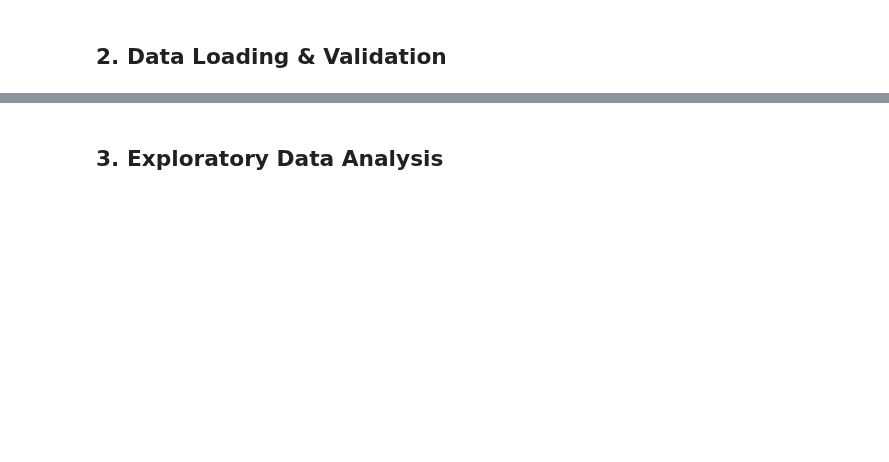
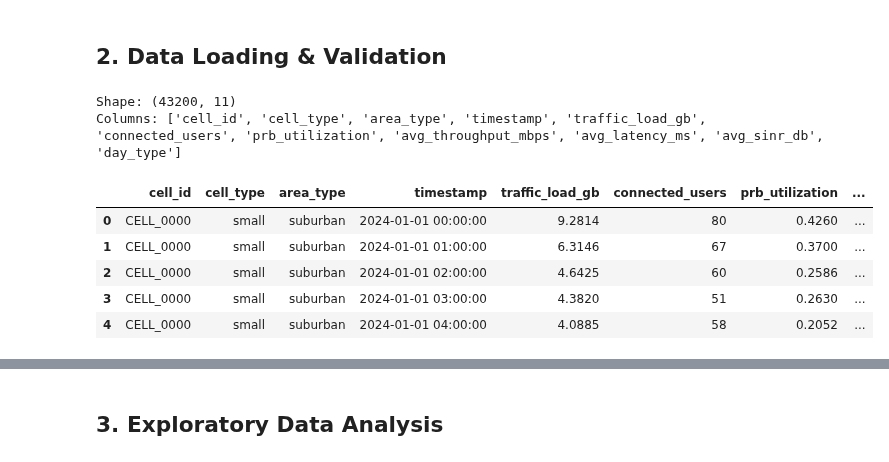
Before and after one commit to adityonugrohoid/telecom-capacity-forecasting, a Jupyter notebook: notebooks/05_capacity_forecasting.ipynb, the cells around one changed output, grey strips where cells are left out. Saved outputs shown, nothing was run; the diff lists cells and outputs as text; code cells hidden in the pictures; blank space fills up the shorter version.

```diff
--- a/notebooks/05_capacity_forecasting.ipynb
+++ b/notebooks/05_capacity_forecasting.ipynb
@@ -36,11 +39,20 @@ print(f"Raw data dir : {DATA_RAW}")
 # %% [markdown]
 ## 2. Data Loading & Validation
 # %%
-df = pd.read_parquet(DATA_RAW / "synthetic_data.parquet")
+df = pd.read_parquet(DATA_RAW / "capacity_forecasting.parquet")
 
 print(f"Shape: {df.shape}")
 print(f"Columns: {list(df.columns)}")
 df.head()
+# %% [output]
+Shape: (43200, 11)
+Columns: ['cell_id', 'cell_type', 'area_type', 'timestamp', 'traffic_load_gb', 'connected_users', 'prb_utilization', 'avg_throughput_mbps', 'avg_latency_ms', 'avg_sinr_db', 'day_type']
+|  | cell_id | cell_type | area_type | timestamp | traffic_load_gb | connected_users | prb_utilization | ... |
+| 0 | CELL_0000 | small | suburban | 2024-01-01 00:00:00 | 9.2814 | 80 | 0.4260 | ... |
+| 1 | CELL_0000 | small | suburban | 2024-01-01 01:00:00 | 6.3146 | 67 | 0.3700 | ... |
+| 2 | CELL_0000 | small | suburban | 2024-01-01 02:00:00 | 4.6425 | 60 | 0.2586 | ... |
+| 3 | CELL_0000 | small | suburban | 2024-01-01 03:00:00 | 4.3820 | 51 | 0.2630 | ... |
+| 4 | CELL_0000 | small | suburban | 2024-01-01 04:00:00 | 4.0885 | 58 | 0.2052 | ... |
 # %%
 df["timestamp"] = pd.to_datetime(df["timestamp"])
 
```
Also changed, not shown: parts of 24 cells of this notebook, 2 other files.
